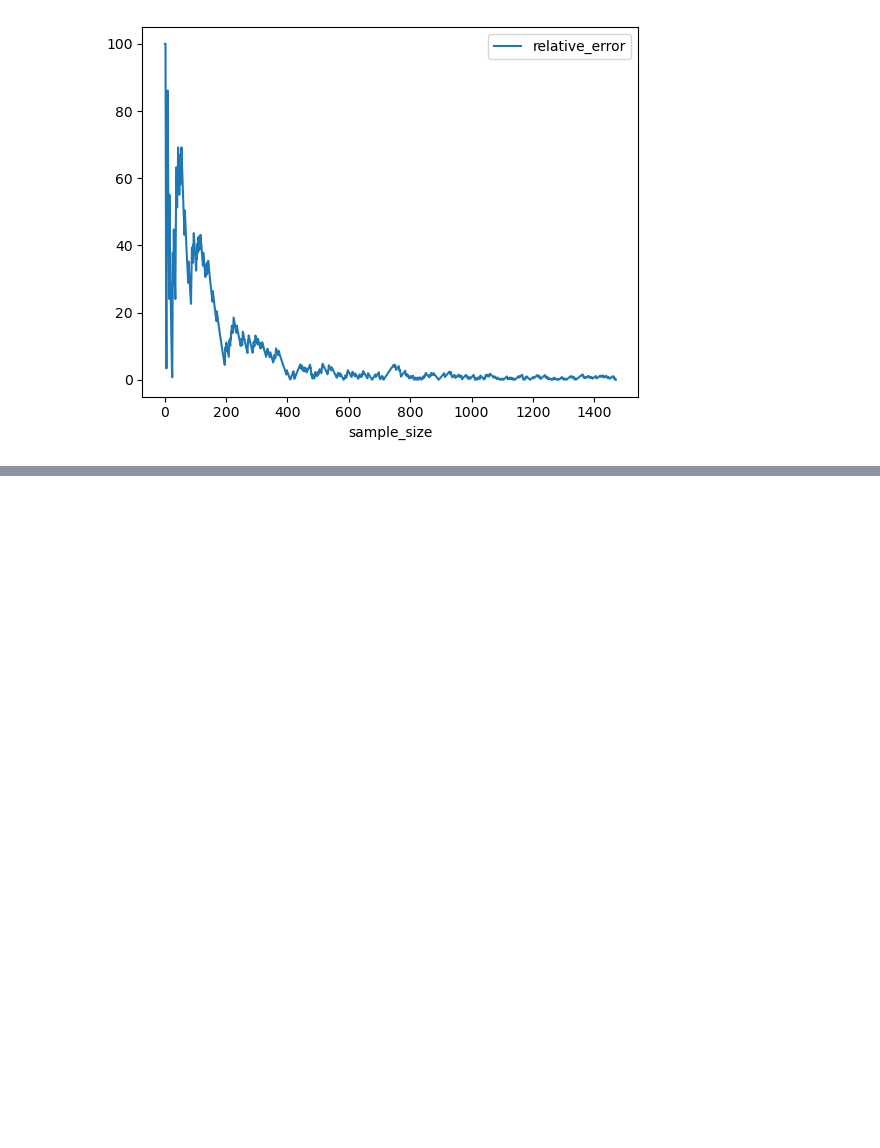
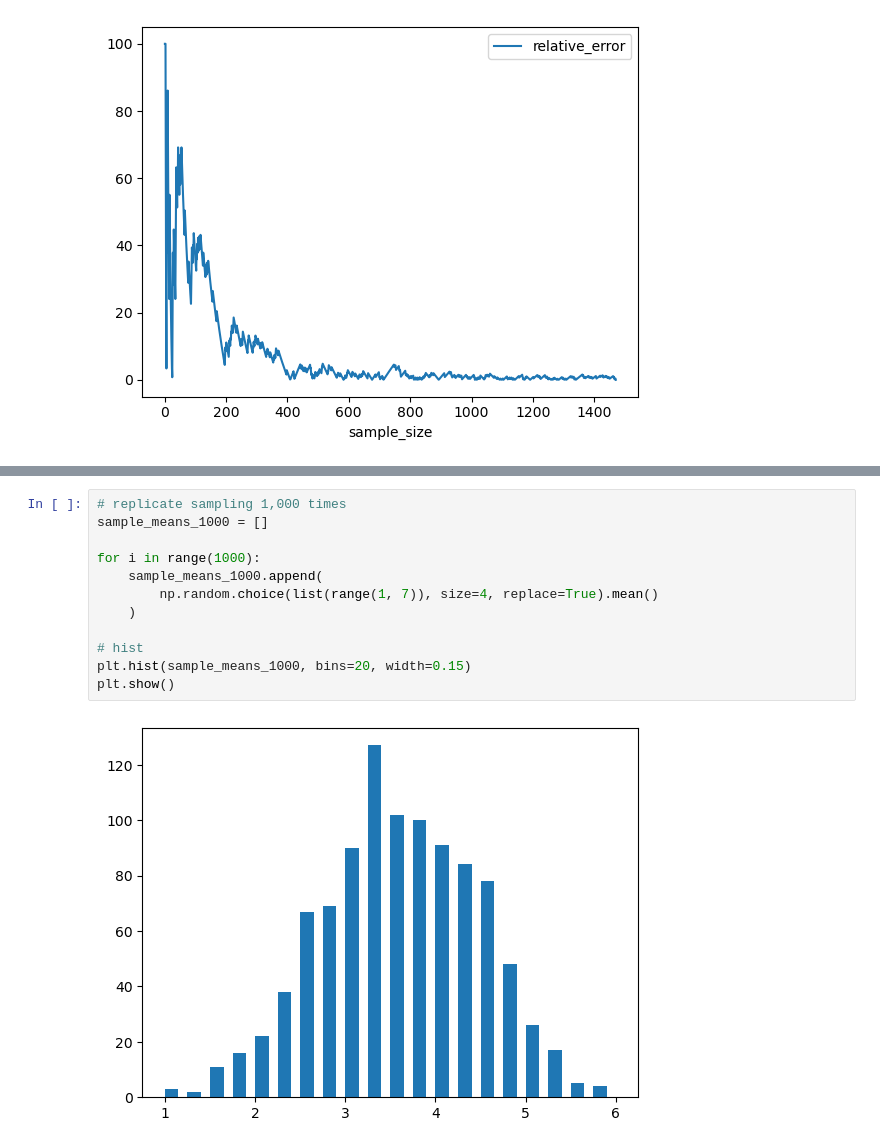
Before and after one commit to noodle-soups/Sampling-in-Python, a Jupyter notebook: Sampling_Distributions.ipynb, the cells around one changed output, grey strips where cells are left out. Saved outputs shown, nothing was run; the diff lists cells and outputs as text; blank space fills up the shorter version.

```diff
--- a/Sampling_Distributions.ipynb
+++ b/Sampling_Distributions.ipynb
@@ -128,0 +170,14 @@ plt.show()
+# %%
+# replicate sampling 1,000 times
+sample_means_1000 = []
+
+for i in range(1000):
+    sample_means_1000.append(
+  		np.random.choice(list(range(1, 7)), size=4, replace=True).mean()
+    )
+
+# hist
+plt.hist(sample_means_1000, bins=20, width=0.15)
+plt.show()
+# %% [output]
+[figure, added]
```
Also changed, not shown: parts of 3 cells of this notebook.
